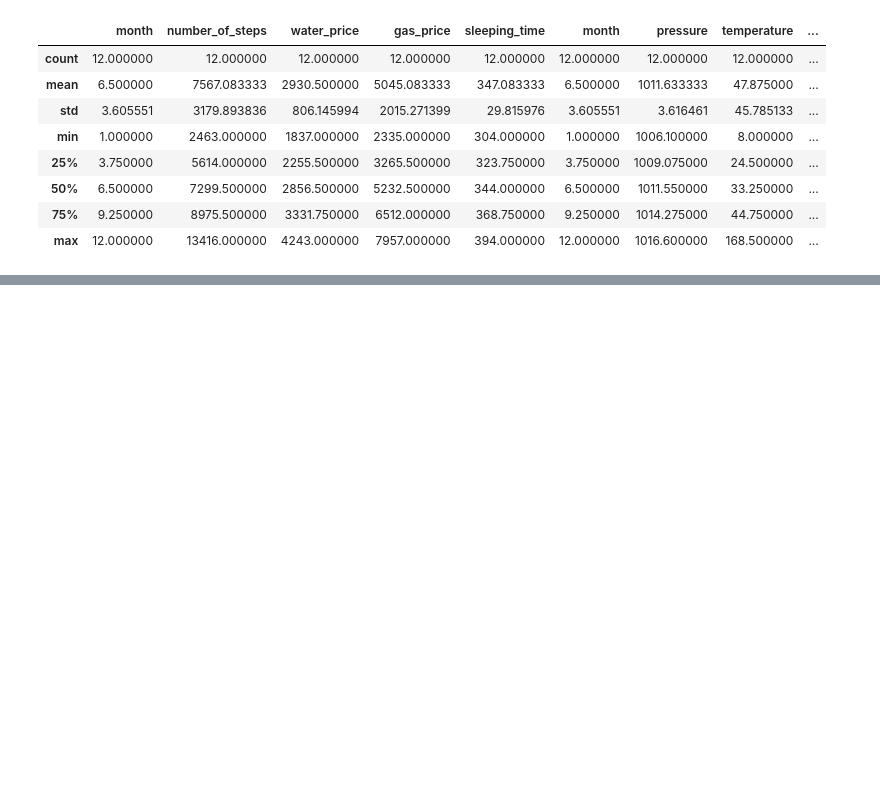
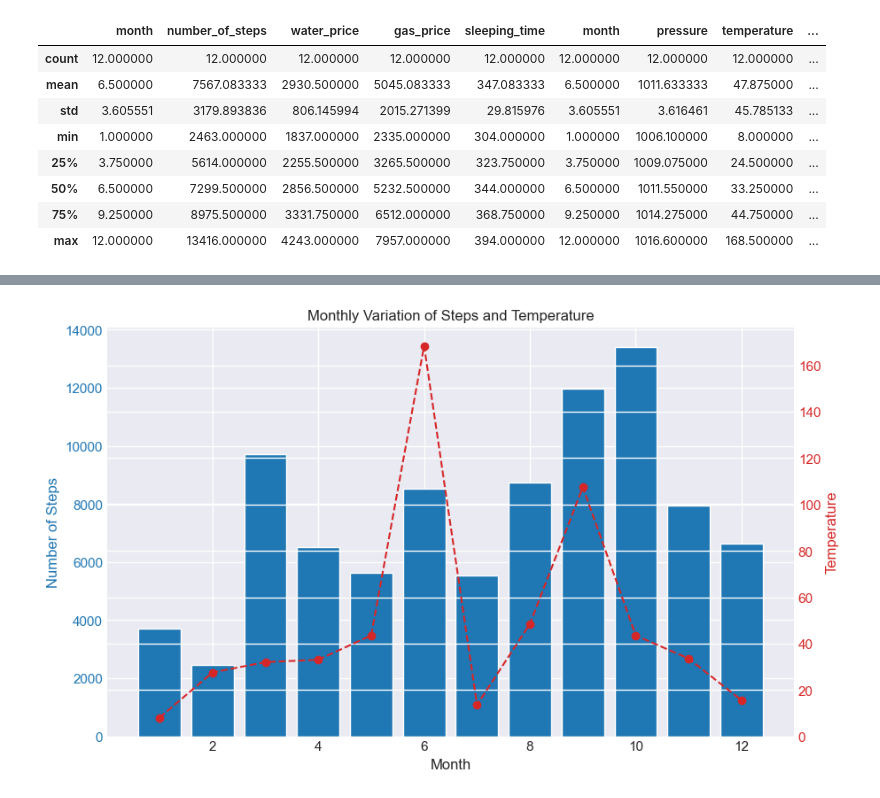
Before and after one commit to 2322006/dsp2_work, a Jupyter notebook: analysis/analysis.ipynb, the cells around one changed output, grey strips where cells are left out. Cells and saved outputs as stored; diff of their text form; code cells hidden in the pictures; blank space fills up the shorter version.

```diff
--- a/analysis/analysis.ipynb
+++ b/analysis/analysis.ipynb
@@ -60,0 +129,28 @@ df.describe()
+# %%
+# グラフのスタイルを設定
+plt.style.use('seaborn-darkgrid')
+
+# 月ごとの歩数と気温を棒グラフで表示
+fig, ax1 = plt.subplots(figsize=(10, 6))
+
+# 歩数の棒グラフ
+color = 'tab:blue'
+ax1.set_xlabel('Month')
+ax1.set_ylabel('Number of Steps', color=color)
+ax1.bar(df['month'], df['number_of_steps'], color=color)
+ax1.tick_params(axis='y', labelcolor=color)
+
+# 右のy軸を作成して気温をプロット
+ax2 = ax1.twinx()
+color = 'tab:red'
+ax2.set_ylabel('Temperature', color=color)
+ax2.plot(df['month'], df['temperature'], color=color, marker='o', linestyle='--')
+ax2.tick_params(axis='y', labelcolor=color)
+
+# グラフにタイトルを追加
+plt.title('Monthly Variation of Steps and Temperature')
+
+# グラフを表示
+plt.show()
+# %% [output]
+[figure, added]
```
Also changed, not shown: parts of 12 cells of this notebook.
